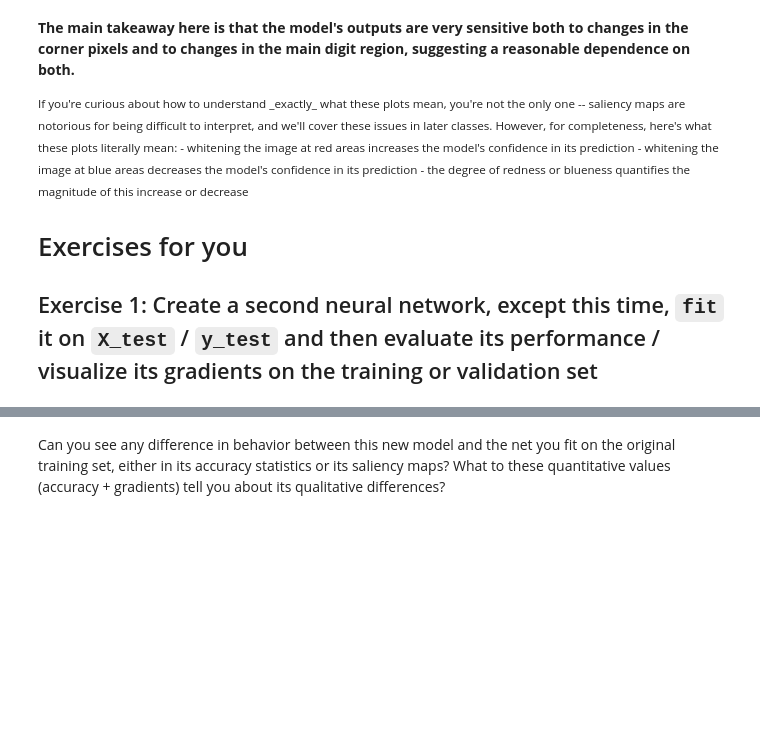
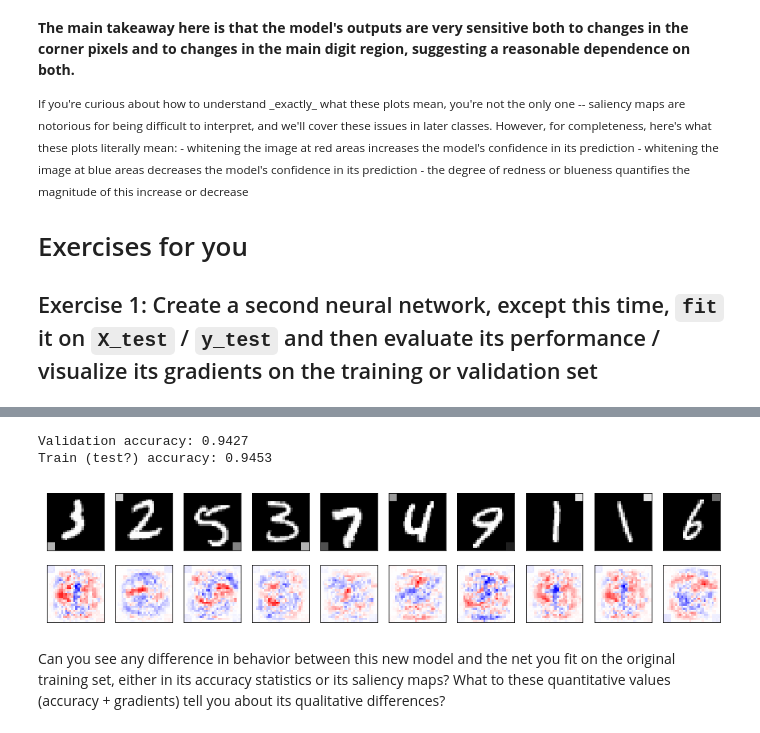
Before and after one commit to SIDN-IAP/intro-lab, a Jupyter notebook: Decoy MNIST Lab.ipynb, the cells around one changed output, grey strips where cells are left out. Cells and saved outputs as stored; diff of their text form; code cells hidden in the pictures; blank space fills up the shorter version.

```diff
--- a/Decoy MNIST Lab.ipynb
+++ b/Decoy MNIST Lab.ipynb
@@ -184,3 +207,5 @@ If you're curious about how to understand _exactly_ what these plots mean, you'r
 ## Exercise 1: Create a second neural network, except this time, `fit` it on `X_test` / `y_test` and then evaluate its performance / visualize its gradients on the training or validation set
 # %%
 # Initialize and fit network
+net2 = SimpleNeuralNetwork()
+net2.fit(X_test, y_test, lr=0.001, weight_decay=0.01)
@@ -191,3 +230,24 @@ If you're curious about how to understand _exactly_ what these plots mean, you'r
+# %%
+# Compute accuracies
+print("Validation accuracy:", net2.accuracy(X_val, y_val))
+print("Train (test?) accuracy:", net2.accuracy(X_train, y_train))
+# %% [output]
+Validation accuracy: 0.9427
+Train (test?) accuracy: 0.9453
+# %%
+# Plot saliencies
+
+grads = net2.input_grads(X_val)
+
+plt.figure(figsize=(15,3))
+for i in range(10):
+  plt.subplot(2,10,i+1)
+  plot_digit(X_val[i])
+for i in range(10):
+  plt.subplot(2,10,i+11)
+  plot_grad(grads[i])
+# %% [output]
+[figure, added]
 # %% [markdown]
 Can you see any difference in behavior between this new model and the net you fit on the original training set, either in its accuracy statistics or its saliency maps? What to these quantitative values (accuracy + gradients) tell you about its qualitative differences?
 # %% [markdown]
```
Also changed, not shown: parts of 14 cells of this notebook.
